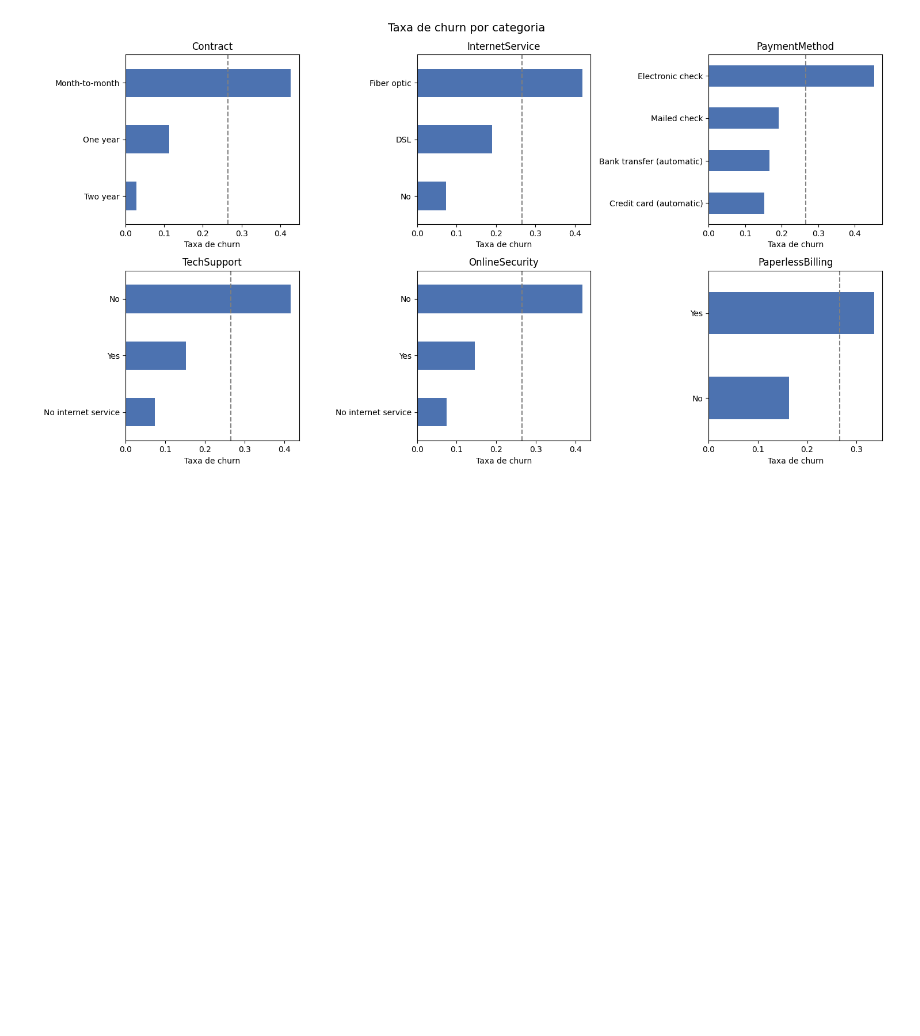
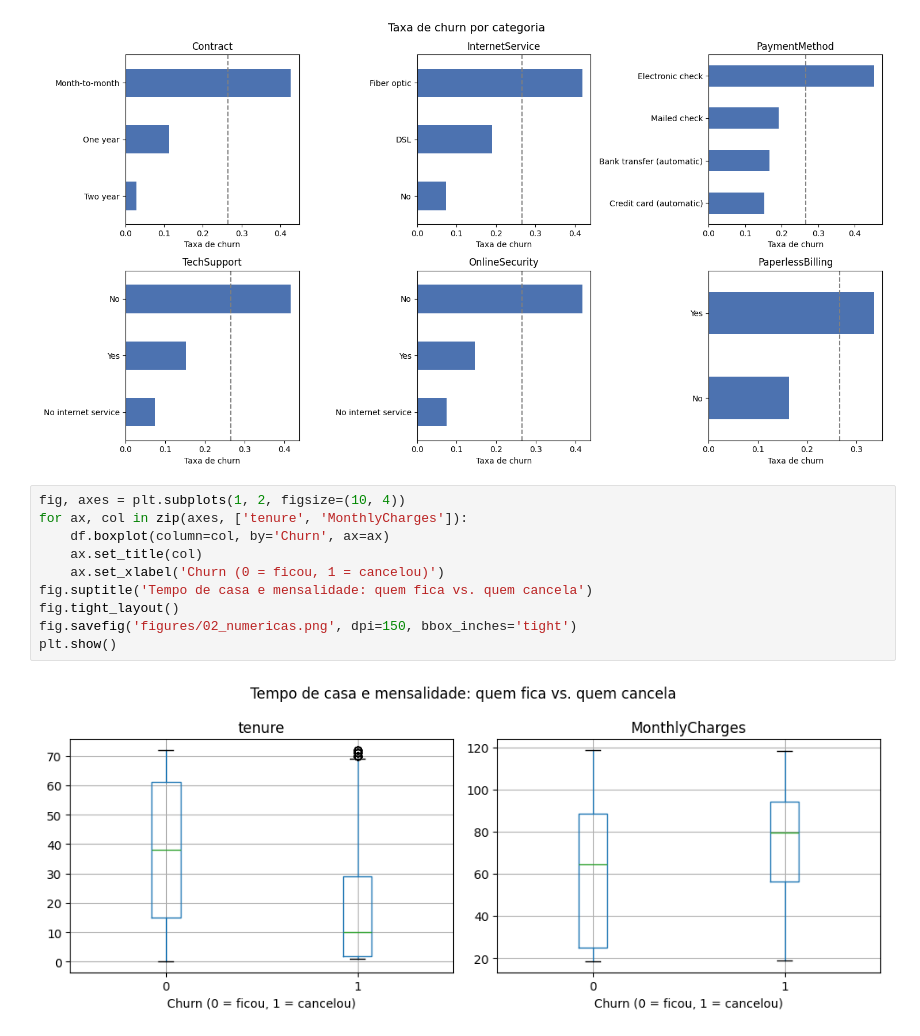
Before and after one commit to FranciscoGSilverio/C318_ML, a Jupyter notebook: churn.ipynb, the cells around one changed output. Saved outputs shown, nothing was run; the diff lists cells and outputs as text; blank space fills up the shorter version.

Commit message:
feat(T03): adiciona distribuições de tenure e mensalidade (figura 2)

```diff
--- a/churn.ipynb
+++ b/churn.ipynb
@@ -72,3 +72,15 @@ fig.savefig('figures/01_churn_por_categoria.png', dpi=150, bbox_inches='tight')
 plt.show()
 # %% [output]
 [figure]
+# %%
+fig, axes = plt.subplots(1, 2, figsize=(10, 4))
+for ax, col in zip(axes, ['tenure', 'MonthlyCharges']):
+    df.boxplot(column=col, by='Churn', ax=ax)
+    ax.set_title(col)
+    ax.set_xlabel('Churn (0 = ficou, 1 = cancelou)')
+fig.suptitle('Tempo de casa e mensalidade: quem fica vs. quem cancela')
+fig.tight_layout()
+fig.savefig('figures/02_numericas.png', dpi=150, bbox_inches='tight')
+plt.show()
+# %% [output]
+[figure, added]
```
Also changed, not shown: 1 other file.
